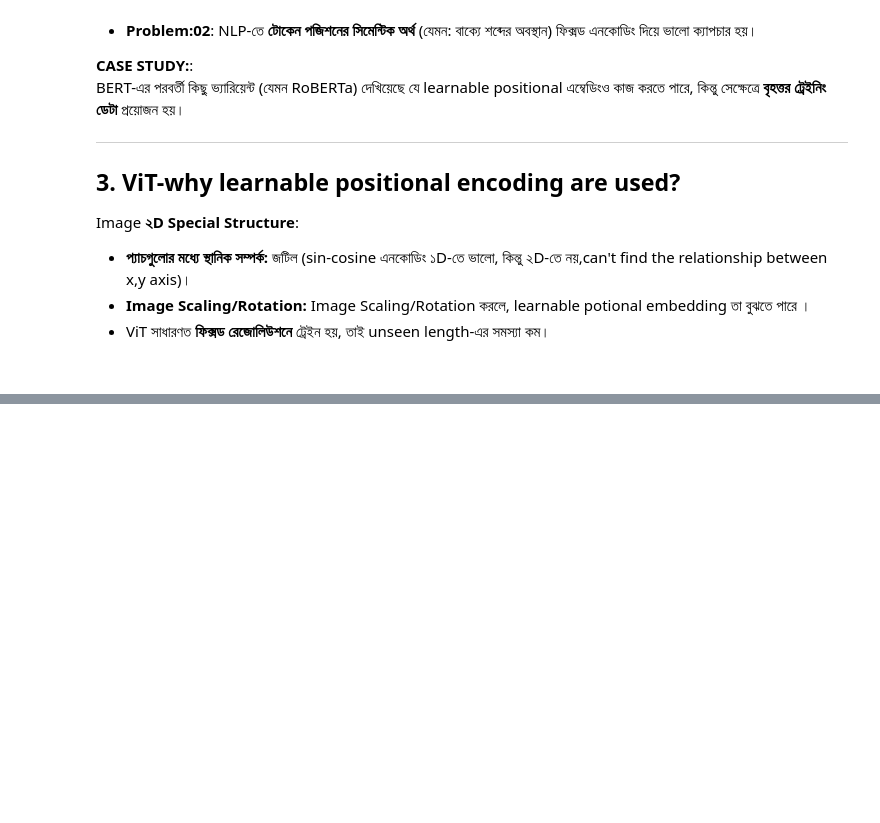
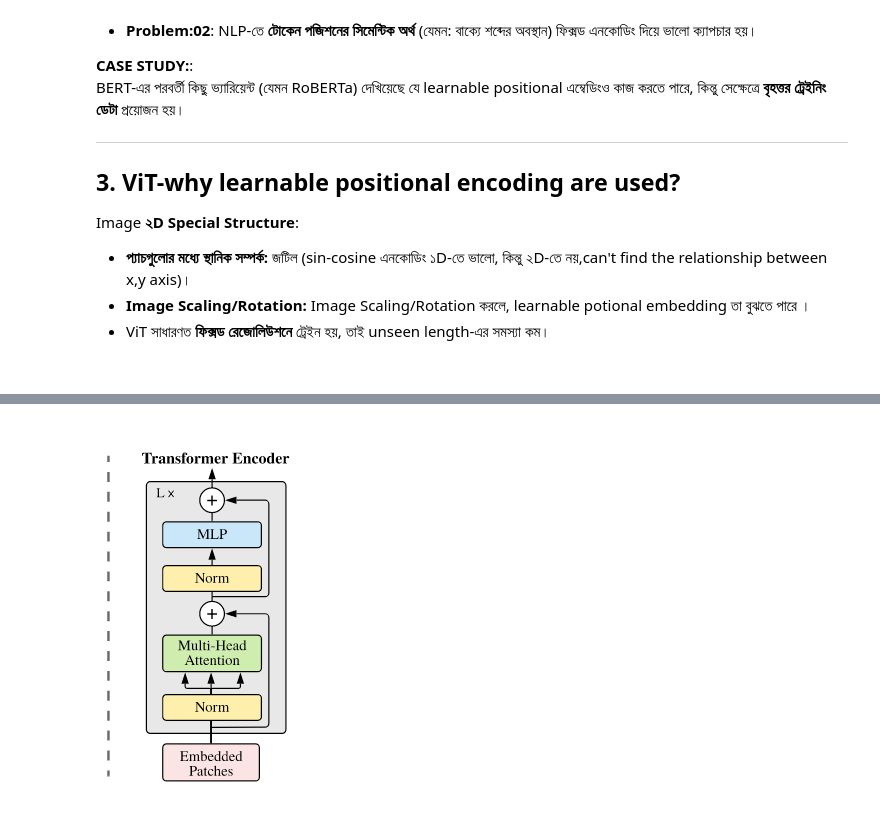
Before and after one commit to yasin-arafat-05/CodeFromScartch, a Jupyter notebook: 02_vision_transformer/vision.ipynb, the cells around one changed output, grey strips where cells are left out. Cells and saved outputs as stored; diff of their text form; code cells hidden in the pictures; blank space fills up the shorter version.

```diff
--- a/02_vision_transformer/vision.ipynb
+++ b/02_vision_transformer/vision.ipynb
@@ -194,0 +356,6 @@ Image **২D Special Structure**:
+# %%
+
+from IPython.display import display,Image
+display(Image("image/img03.png"))
+# %% [output]
+[figure, added]
```
Also changed, not shown: parts of 27 cells of this notebook, 7 other files.
